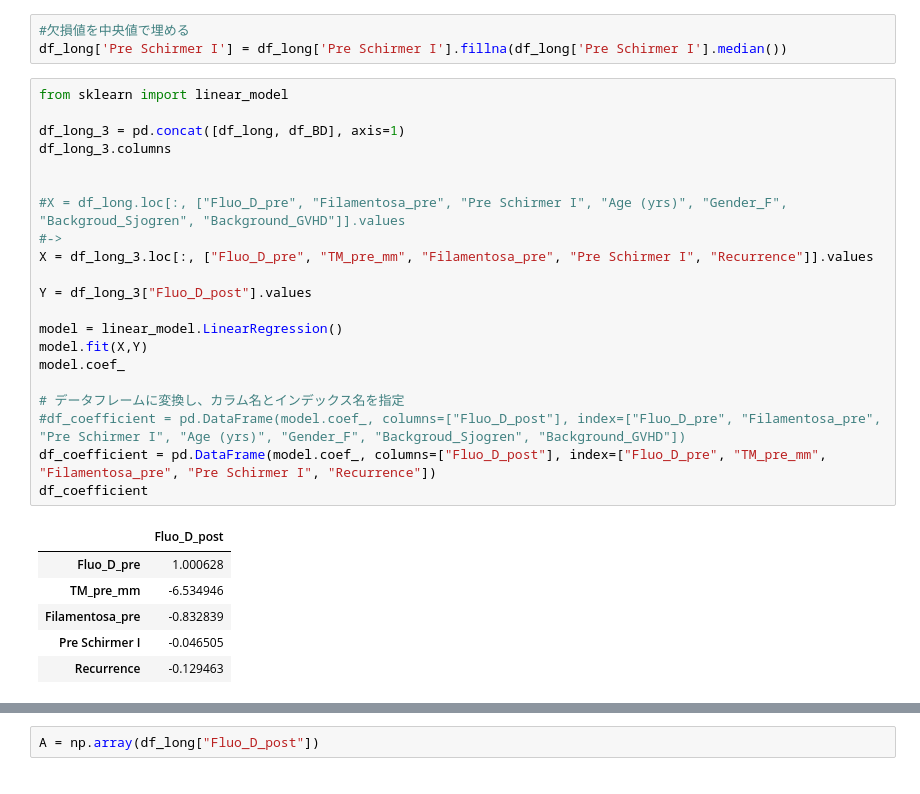
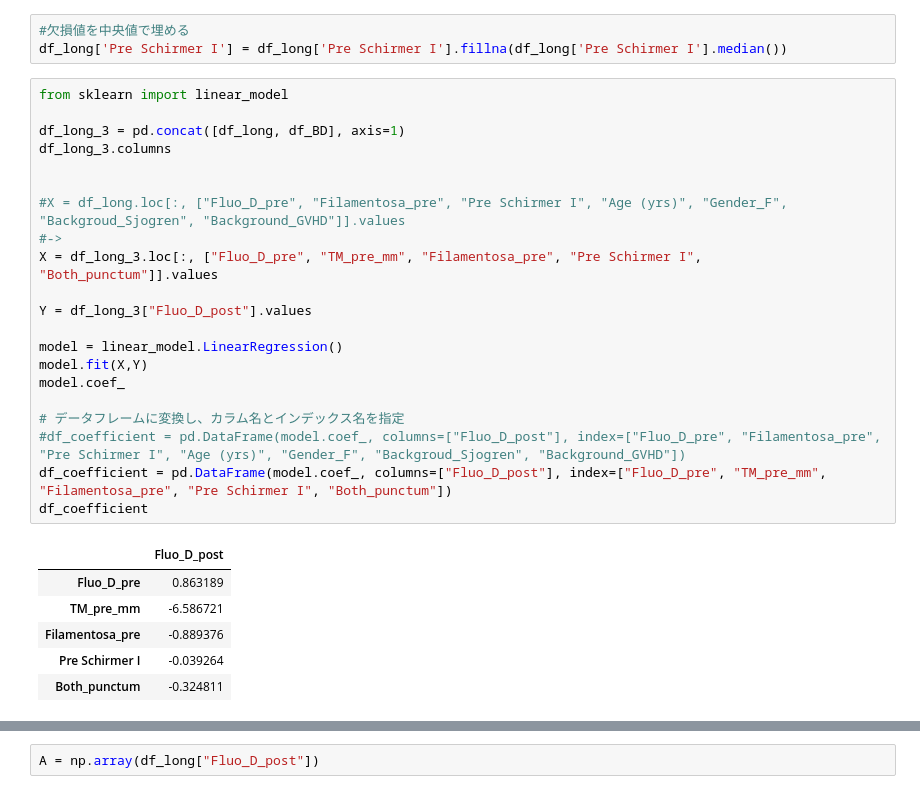
Before and after one commit to ykitaguchi77/statistics_for_articles, a Jupyter notebook: Canalicular_excision.ipynb, the cells around one changed output, grey strips where cells are left out. Drawn from its saved outputs; the diff is of its cells as text.

```diff
--- a/Canalicular_excision.ipynb
+++ b/Canalicular_excision.ipynb
@@ -831,31 +888,31 @@ df_long['Pre Schirmer I'] = df_long['Pre Schirmer I'].fillna(df_long['Pre Schirm
 # %%
 from sklearn import linear_model
 
 df_long_3 = pd.concat([df_long, df_BD], axis=1)
 df_long_3.columns
 
 
 #X = df_long.loc[:, ["Fluo_D_pre", "Filamentosa_pre", "Pre Schirmer I", "Age (yrs)", "Gender_F", "Backgroud_Sjogren", "Background_GVHD"]].values
 #->
-X = df_long_3.loc[:, ["Fluo_D_pre", "TM_pre_mm", "Filamentosa_pre", "Pre Schirmer I", "Recurrence"]].values
+X = df_long_3.loc[:, ["Fluo_D_pre", "TM_pre_mm", "Filamentosa_pre", "Pre Schirmer I", "Both_punctum"]].values
 
 Y = df_long_3["Fluo_D_post"].values
 
 model = linear_model.LinearRegression()
 model.fit(X,Y)
 model.coef_
 
 # データフレームに変換し、カラム名とインデックス名を指定
 #df_coefficient = pd.DataFrame(model.coef_, columns=["Fluo_D_post"], index=["Fluo_D_pre", "Filamentosa_pre", "Pre Schirmer I", "Age (yrs)", "Gender_F", "Backgroud_Sjogren", "Background_GVHD"])
-df_coefficient = pd.DataFrame(model.coef_, columns=["Fluo_D_post"], index=["Fluo_D_pre", "TM_pre_mm", "Filamentosa_pre", "Pre Schirmer I", "Recurrence"])
+df_coefficient = pd.DataFrame(model.coef_, columns=["Fluo_D_post"], index=["Fluo_D_pre", "TM_pre_mm", "Filamentosa_pre", "Pre Schirmer I", "Both_punctum"])
 df_coefficient
 # %% [output]
 |  | Fluo_D_post |
-| Fluo_D_pre | 1.000628 |
-| TM_pre_mm | -6.534946 |
-| Filamentosa_pre | -0.832839 |
-| Pre Schirmer I | -0.046505 |
-| Recurrence | -0.129463 |
+| Fluo_D_pre | 0.863189 |
+| TM_pre_mm | -6.586721 |
+| Filamentosa_pre | -0.889376 |
+| Pre Schirmer I | -0.039264 |
+| Both_punctum | -0.324811 |
 # %%
 import statsmodels.api as sm
 
```
Also changed, not shown: parts of 11 cells of this notebook.
